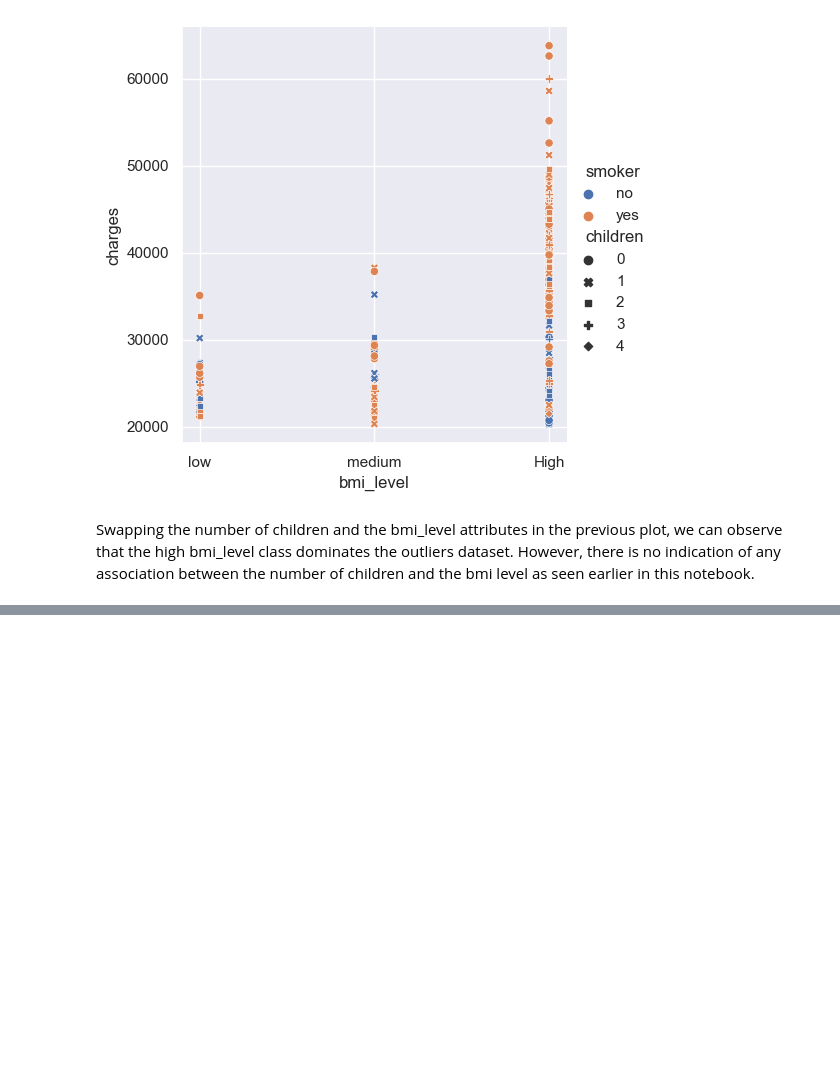
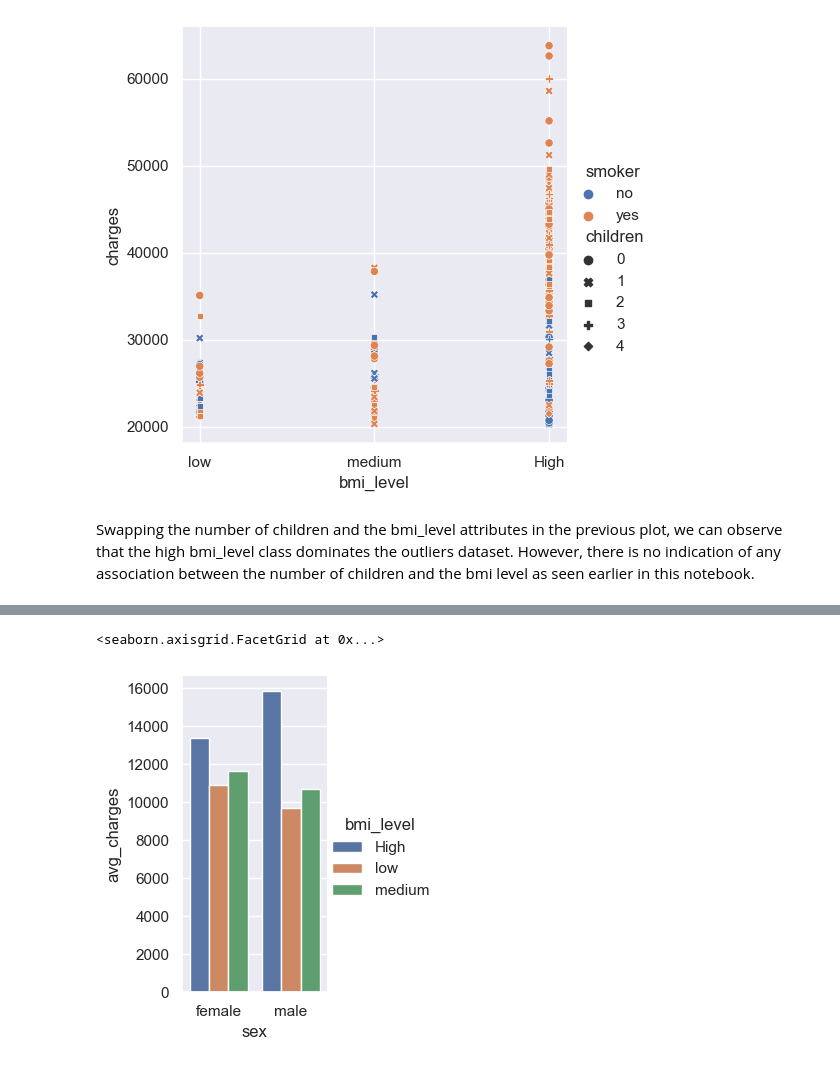
Before and after one commit to ChigozieObika/insurance_premium, a Jupyter notebook: eda.ipynb, the cells around one changed output, grey strips where cells are left out. Drawn from its saved outputs; the diff is of its cells as text; code cells hidden in the pictures; blank space fills up the shorter version.

```diff
--- a/eda.ipynb
+++ b/eda.ipynb
@@ -343,0 +376,7 @@ Name: charges, dtype: float64
+# %%
+result_group_by_sex_bmi = data.groupby(['sex', 'bmi_level'])['charges'].mean().round(2)
+result_group_by_sex_bmi  = pd.DataFrame(result_group_by_sex_bmi)
+result_group_by_sex_bmi.reset_index(inplace=True)
+result_group_by_sex_bmi.rename(columns = {'charges':'avg_charges'},
+inplace=True)
+result_group_by_sex_bmi
@@ -343,0 +391,7 @@ Name: charges, dtype: float64
+# %%
+sns.catplot(x='sex', y='avg_charges', hue='bmi_level',
+                data=result_group_by_sex_bmi, kind="bar",
+                height=4, aspect=.7)
+# %% [output]
+<seaborn.axisgrid.FacetGrid at 0x...>
+[figure, added]
```
Also changed, not shown: parts of 23 cells of this notebook.
